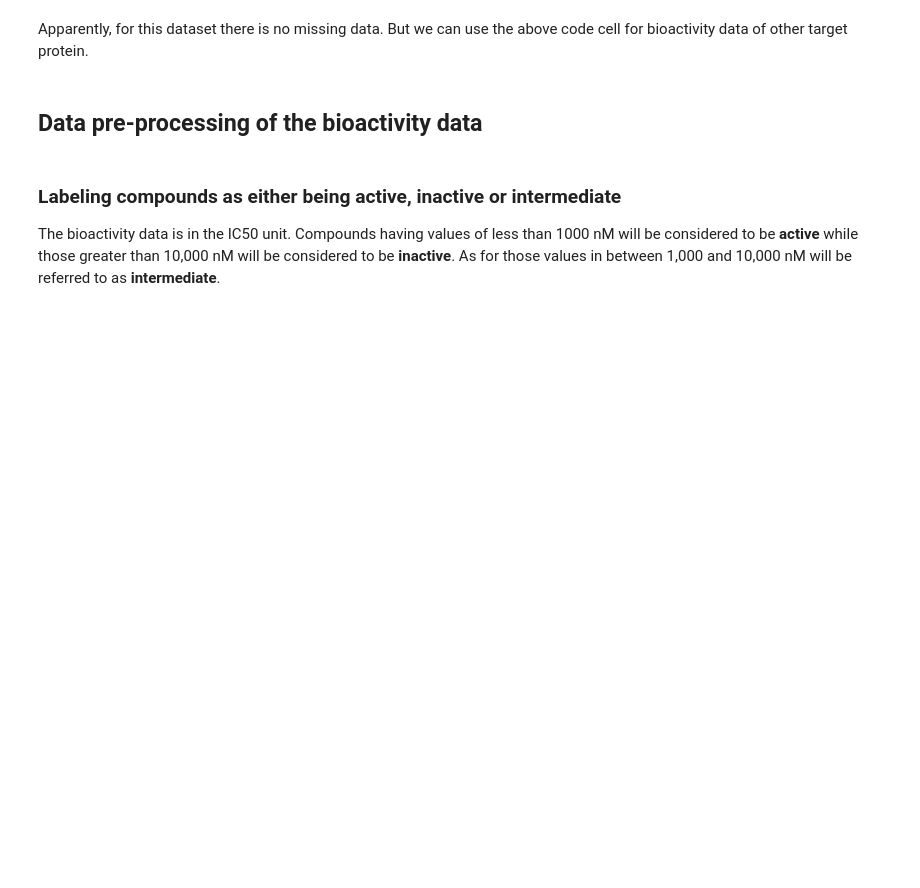
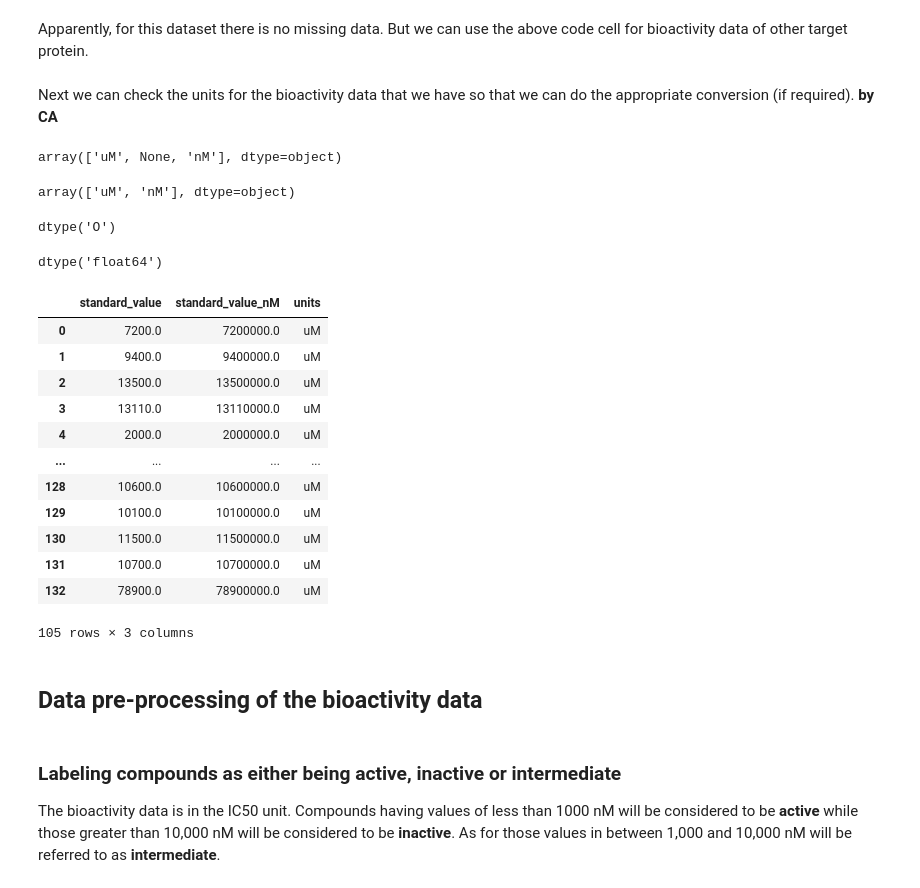
Before and after one commit to AntunesCSR/Drug_Discovery_Project_1, a Jupyter notebook: CDD_ML_Part_1_bioactivity_data.ipynb, the cells around one changed output. Cells and saved outputs as stored; diff of their text form; code cells hidden in the pictures; blank space fills up the shorter version.

```diff
--- a/CDD_ML_Part_1_bioactivity_data.ipynb
+++ b/CDD_ML_Part_1_bioactivity_data.ipynb
@@ -162,2 +175,22 @@ df2
 # %% [markdown]
 Apparently, for this dataset there is no missing data. But we can use the above code cell for bioactivity data of other target protein.
+# %% [markdown]
+Next we can check the units for the bioactivity data that we have so that we can do the appropriate conversion (if required). **by CA**
+# %%
+# Checking if the column units has different measuring units
+df2.units.unique()
+# %% [output]
+array(['uM', None, 'nM'], dtype=object)
+# %%
+# Remove None values
+df3 = df2[df2.units.notna()] # filters the data frame for standard units that are not NaN and stores is as df3
+# %%
+# Check AGAIN if the units column
+df3.units.unique()
+# %% [output]
+array(['uM', 'nM'], dtype=object)
+# %%
+# Check type of standard_value
+df3.standard_value.dtype
+# %% [output]
+dtype('O')
@@ -164,3 +201,38 @@ Apparently, for this dataset there is no missing data. But we can use the above
+# %%
+# check AGAIN type of standard_value to make sure it is what we want
+df3.standard_value.dtype
+# %% [output]
+dtype('float64')
+# %%
+# CONVERTING STANDARD_VALUE TO nM
+
+# Create a dictionary with the units and their conversion factors to nM
+unit_conversion = {'nM': 1, 'uM': 1000, 'pM': 0.001, 'mM': 1000000, 'M': 1000000000}
+
+# Create a function that converts the standard_value to nM
+def unit_converter(unit, value):
+    return unit_conversion[unit] * value
+
+# Create a new column that contains the converted standard_value
+df4 = df3.copy()
+df4['standard_value_nM'] = df4.apply(lambda x: unit_converter(x['units'], x['standard_value']), axis=1)
+
+# check columns standard_value, standard_value_nM and units
+df4[['standard_value', 'standard_value_nM', 'units']]
+# %% [output]
+|  | standard_value | standard_value_nM | units |
+| 0 | 7200.0 | 7200000.0 | uM |
+| 1 | 9400.0 | 9400000.0 | uM |
+| 2 | 13500.0 | 13500000.0 | uM |
+| 3 | 13110.0 | 13110000.0 | uM |
+| 4 | 2000.0 | 2000000.0 | uM |
+| ... | ... | ... | ... |
+| 128 | 10600.0 | 10600000.0 | uM |
+| 129 | 10100.0 | 10100000.0 | uM |
+| 130 | 11500.0 | 11500000.0 | uM |
+| 131 | 10700.0 | 10700000.0 | uM |
+| 132 | 78900.0 | 78900000.0 | uM |
+105 rows × 3 columns
 # %% [markdown]
 ## **Data pre-processing of the bioactivity data**
 # %% [markdown]
```
Also changed, not shown: parts of 32 cells of this notebook, 1 other file.
